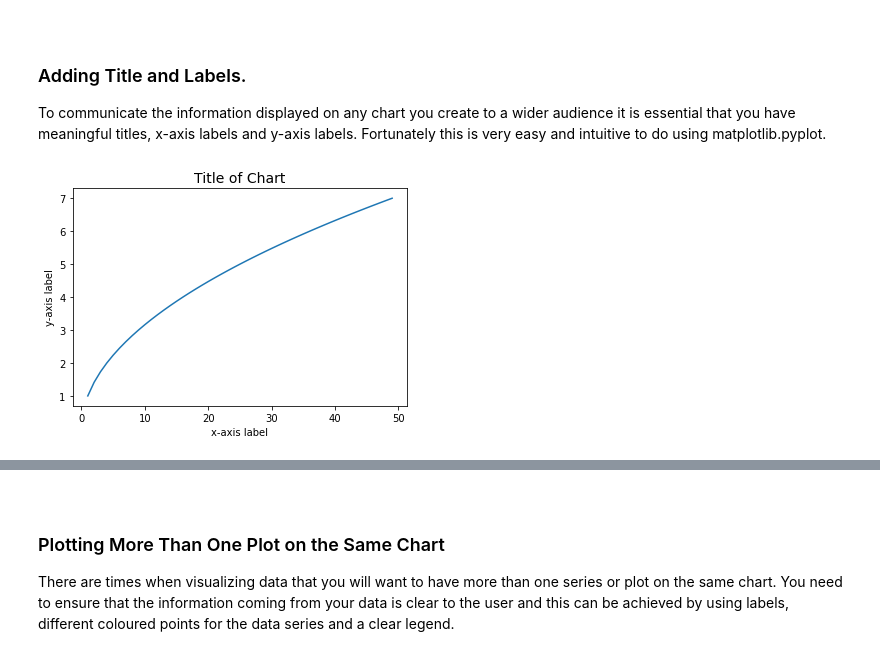
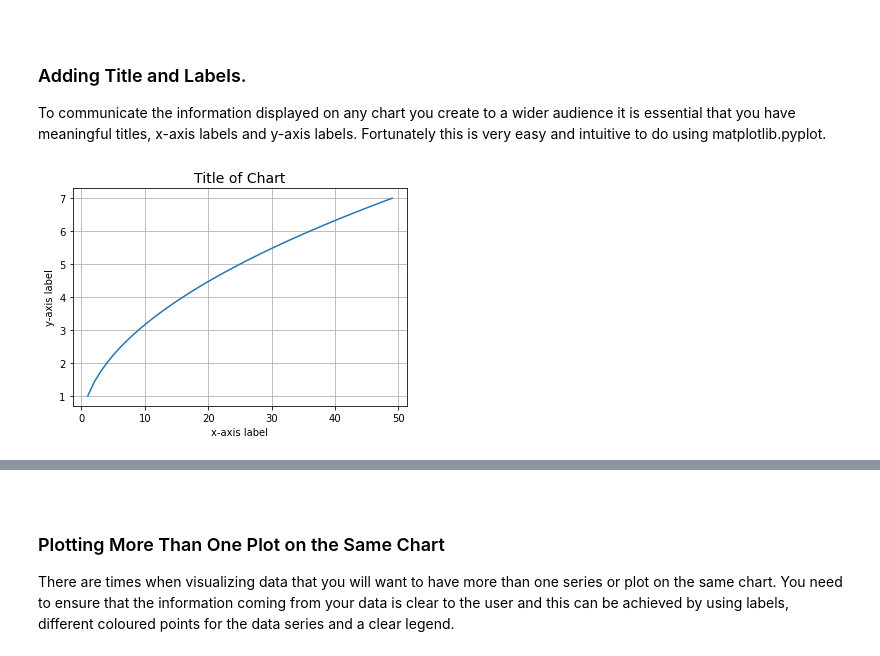
Before and after one commit to Sam-Tracey/Fundamentals-of-Data-Analysis, a Jupyter notebook: pyplot.ipynb, the cells around one changed output, grey strips where cells are left out. Saved outputs shown, nothing was run; the diff lists cells and outputs as text; code cells hidden in the pictures.

```diff
--- a/pyplot.ipynb
+++ b/pyplot.ipynb
@@ -68,15 +83,17 @@ Fortunately this is very easy and intuitive to do using matplotlib.pyplot.
 # %%
 # Create figure and axes.
 fig, ax = plt.subplots()
 # plot x & y data.
 ax.plot(x, y)
 # Add y-label.
 ax.set_ylabel('y-axis label')
 # Add x-label.
 ax.set_xlabel('x-axis label')
 # Add title and increase fontsize to 14.
 ax.set_title('Title of Chart', fontsize=14)
+# Plot grid lines
+ax.grid()
 
 plt.show()
 # %% [output]
-[figure, old version]
+[figure, new version]
```
Also changed, not shown: parts of 7 cells of this notebook.
